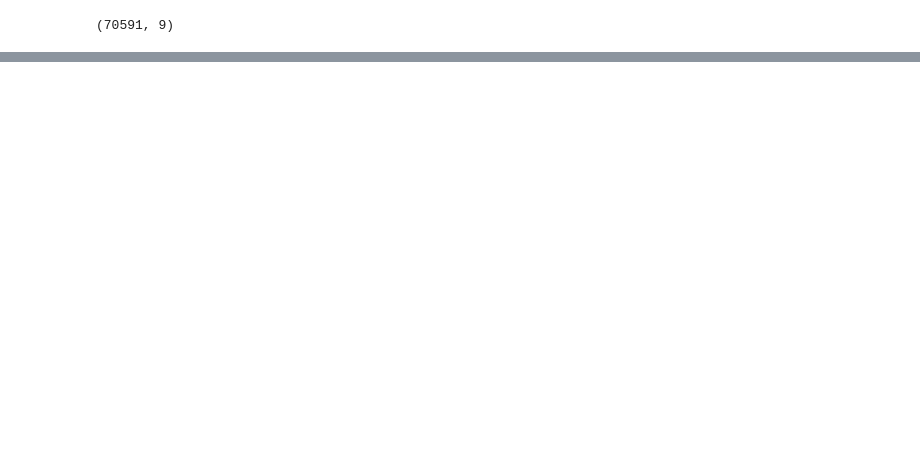
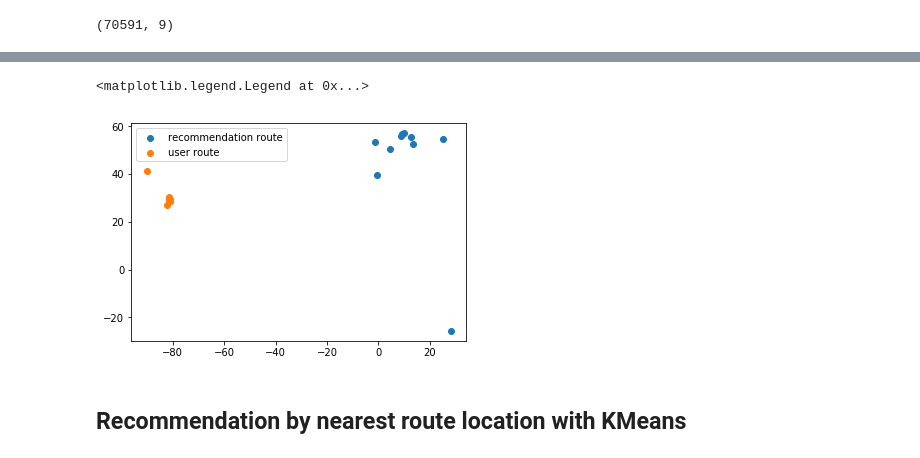
Before and after one commit to PCU-IT-2016/BigData-Endomondo, a Jupyter notebook: Notebook/Recommendation.ipynb, the cells around one changed output, grey strips where cells are left out. Drawn from its saved outputs; the diff is of its cells as text; code cells hidden in the pictures; blank space fills up the shorter version.

```diff
--- a/Notebook/Analiysis.ipynb
+++ b/Notebook/Recommendation.ipynb
@@ -222,2 +221,11 @@ result_df
 # %%
 result_df.to_json('Dataset/recommendation.json', orient='records', lines=True)
+# %%
+plt.scatter(result_df.longitude, result_df.latitude)
+plt.scatter(run_df.loc[run_df.userId == 478585, 'longitude'], run_df.loc[run_df.userId == 478585, 'latitude'])
+plt.legend(['recommendation route', 'user route'])
+# %% [output]
+<matplotlib.legend.Legend at 0x...>
+[figure, added]
+# %% [markdown]
+## Recommendation by nearest route location with KMeans
```
Also changed, not shown: parts of 25 cells of this notebook, 1 other file.
